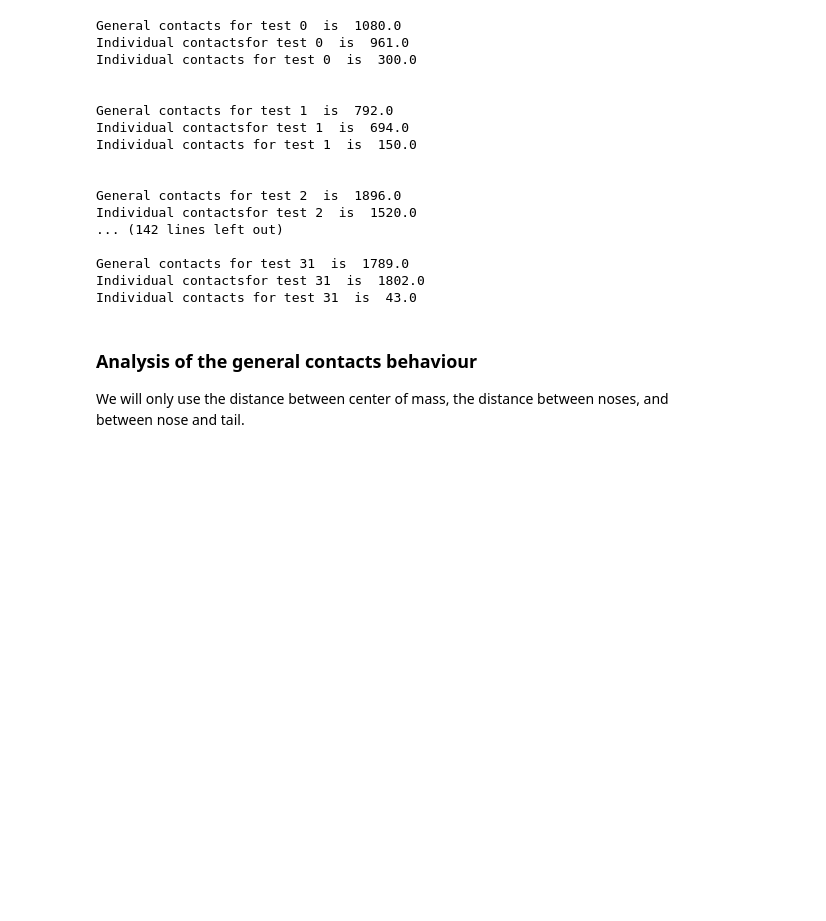
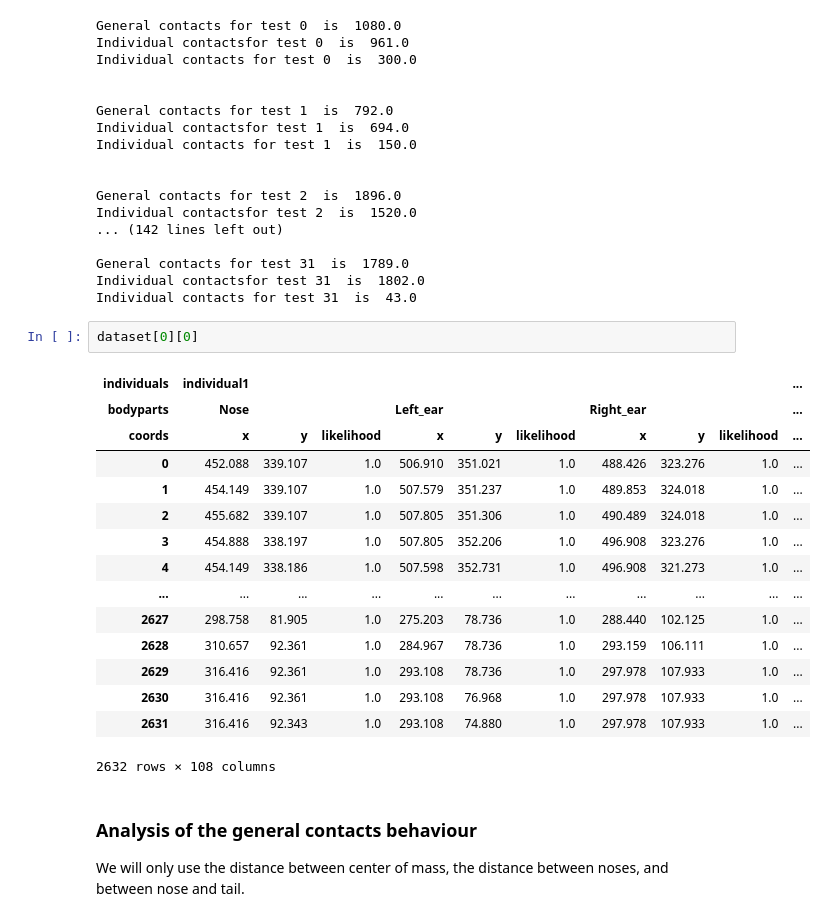
Before and after one commit to JulianAlvarezdeGiorgi/Behavioral_Tagging_of_Mice_in_multiple_Mice_setup_using_Deep_Learning, a Jupyter notebook: src/test.ipynb, the cells around one changed output. Saved outputs shown, nothing was run; the diff lists cells and outputs as text; blank space fills up the shorter version.

```diff
--- a/src/test.ipynb
+++ b/src/test.ipynb
@@ -77,6 +59,24 @@ Individual contactsfor test 2  is  1520.0
 General contacts for test 31  is  1789.0
 Individual contactsfor test 31  is  1802.0
 Individual contacts for test 31  is  43.0
+# %%
+dataset[0][0]
+# %% [output]
+| individuals | individual1 |  |  |  |  |  |  |  |  | ... |
+| bodyparts | Nose |  |  | Left_ear |  |  | Right_ear |  |  | ... |
+| coords | x | y | likelihood | x | y | likelihood | x | y | likelihood | ... |
+| 0 | 452.088 | 339.107 | 1.0 | 506.910 | 351.021 | 1.0 | 488.426 | 323.276 | 1.0 | ... |
+| 1 | 454.149 | 339.107 | 1.0 | 507.579 | 351.237 | 1.0 | 489.853 | 324.018 | 1.0 | ... |
+| 2 | 455.682 | 339.107 | 1.0 | 507.805 | 351.306 | 1.0 | 490.489 | 324.018 | 1.0 | ... |
+| 3 | 454.888 | 338.197 | 1.0 | 507.805 | 352.206 | 1.0 | 496.908 | 323.276 | 1.0 | ... |
+| 4 | 454.149 | 338.186 | 1.0 | 507.598 | 352.731 | 1.0 | 496.908 | 321.273 | 1.0 | ... |
+| ... | ... | ... | ... | ... | ... | ... | ... | ... | ... | ... |
+| 2627 | 298.758 | 81.905 | 1.0 | 275.203 | 78.736 | 1.0 | 288.440 | 102.125 | 1.0 | ... |
+| 2628 | 310.657 | 92.361 | 1.0 | 284.967 | 78.736 | 1.0 | 293.159 | 106.111 | 1.0 | ... |
+| 2629 | 316.416 | 92.361 | 1.0 | 293.108 | 78.736 | 1.0 | 297.978 | 107.933 | 1.0 | ... |
+| 2630 | 316.416 | 92.361 | 1.0 | 293.108 | 76.968 | 1.0 | 297.978 | 107.933 | 1.0 | ... |
+| 2631 | 316.416 | 92.343 | 1.0 | 293.108 | 74.880 | 1.0 | 297.978 | 107.933 | 1.0 | ... |
+2632 rows × 108 columns
 # %% [markdown]
 ### Analysis of the general contacts behaviour
 We will only use the distance between center of mass, the distance between noses, and between nose and tail.
```
Also changed, not shown: parts of 13 cells of this notebook, 1 other file.
